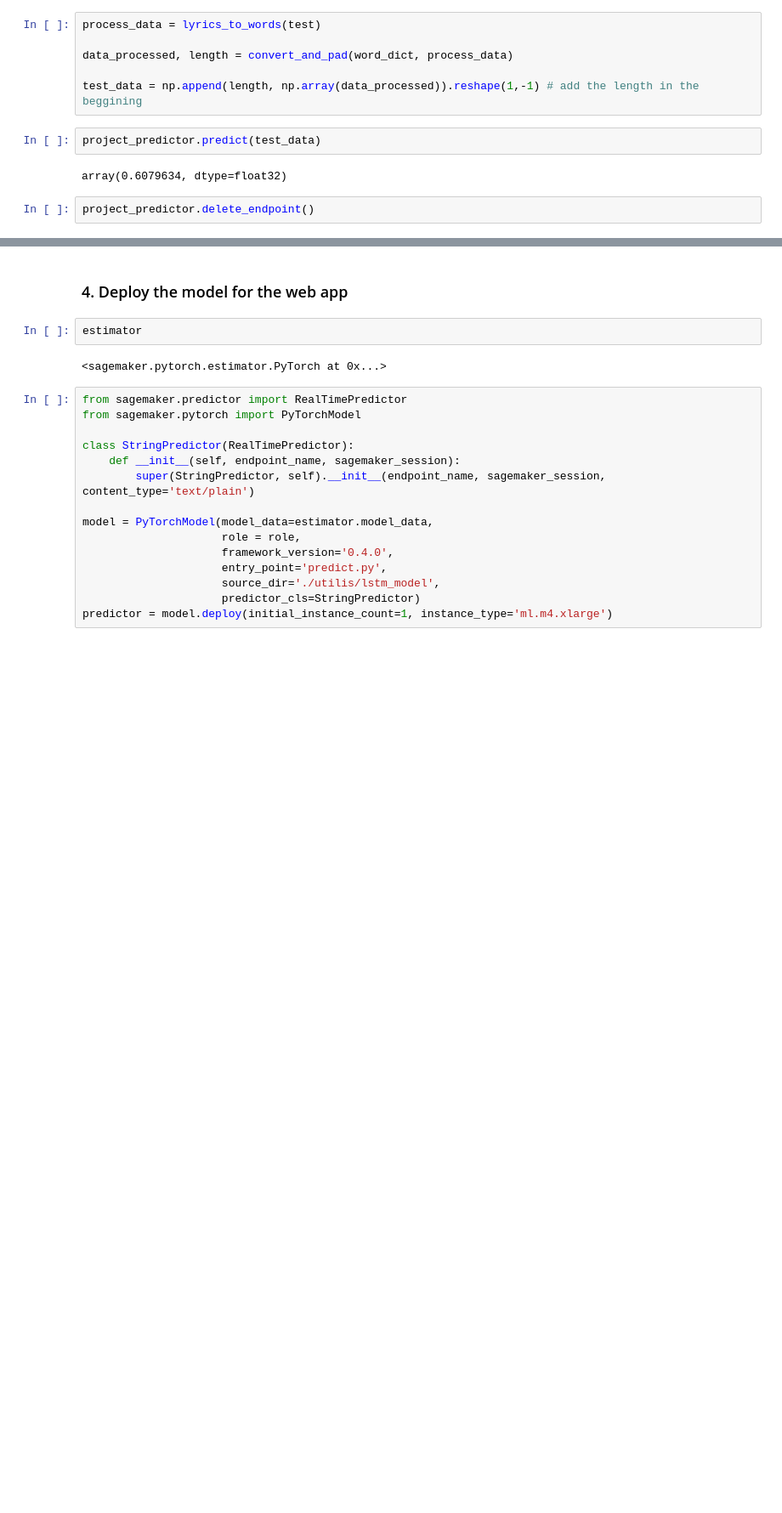
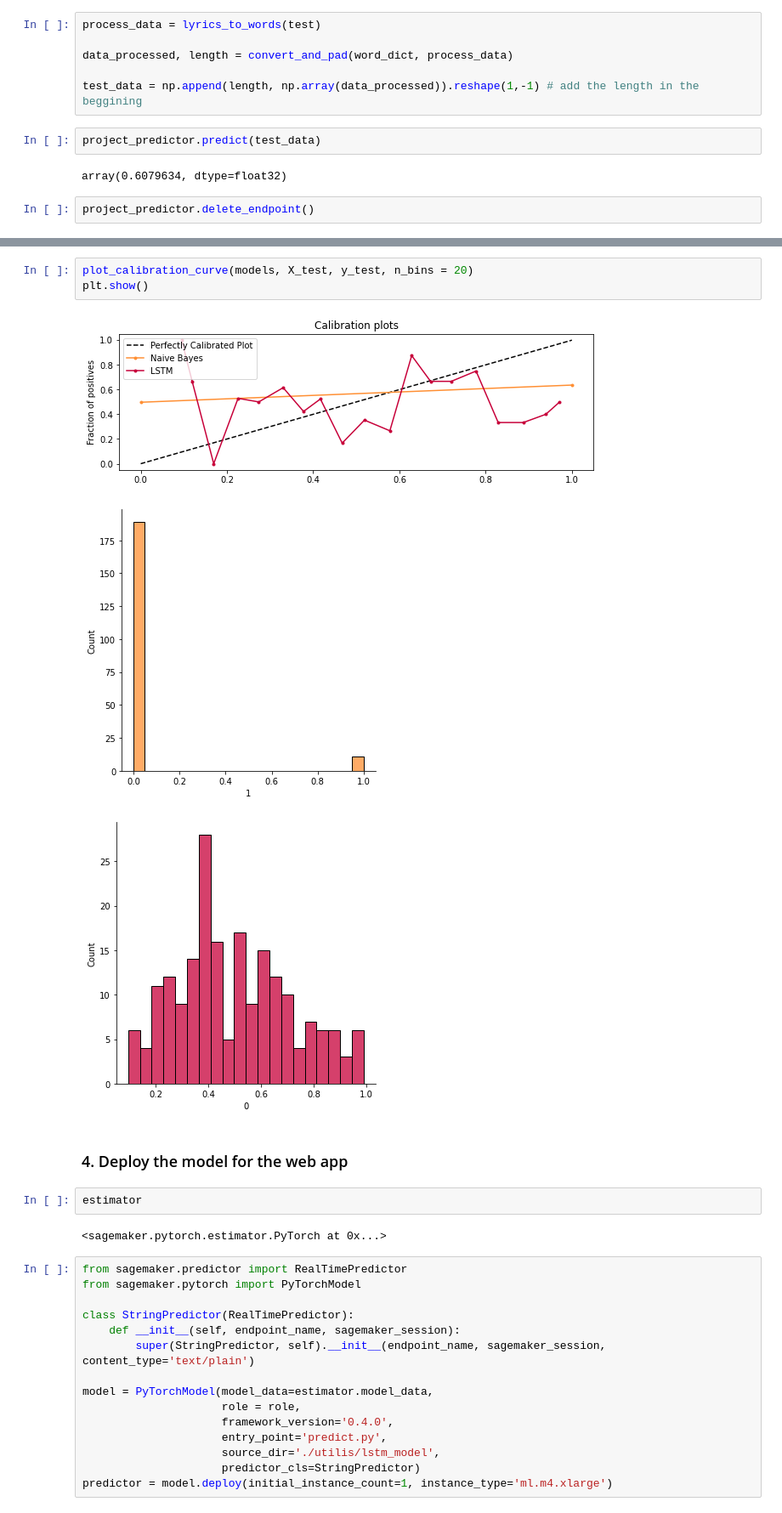
Before and after one commit to francisco-alier/udacity-ml-engineer, a Jupyter notebook: 04_Capstone_Project/notebooks/03_Model_Training_SageMaker.ipynb, the cells around one changed output, grey strips where cells are left out. Shown at 85% size. Cells and saved outputs as stored; diff of their text form; blank space fills up the shorter version.

```diff
--- a/04_Capstone_Project/notebooks/03_Model_Training_SageMaker.ipynb
+++ b/04_Capstone_Project/notebooks/03_Model_Training_SageMaker.ipynb
@@ -425,3 +640,10 @@ project_predictor.delete_endpoint()
+# %%
+plot_calibration_curve(models, X_test, y_test, n_bins = 20)
+plt.show()
+# %% [output]
+[figure, added]
+[figure, added]
+[figure, added]
 # %% [markdown]
 ### 4. Deploy the model for the web app
 # %%
```
Also changed, not shown: parts of 25 cells of this notebook, 2 other files.
